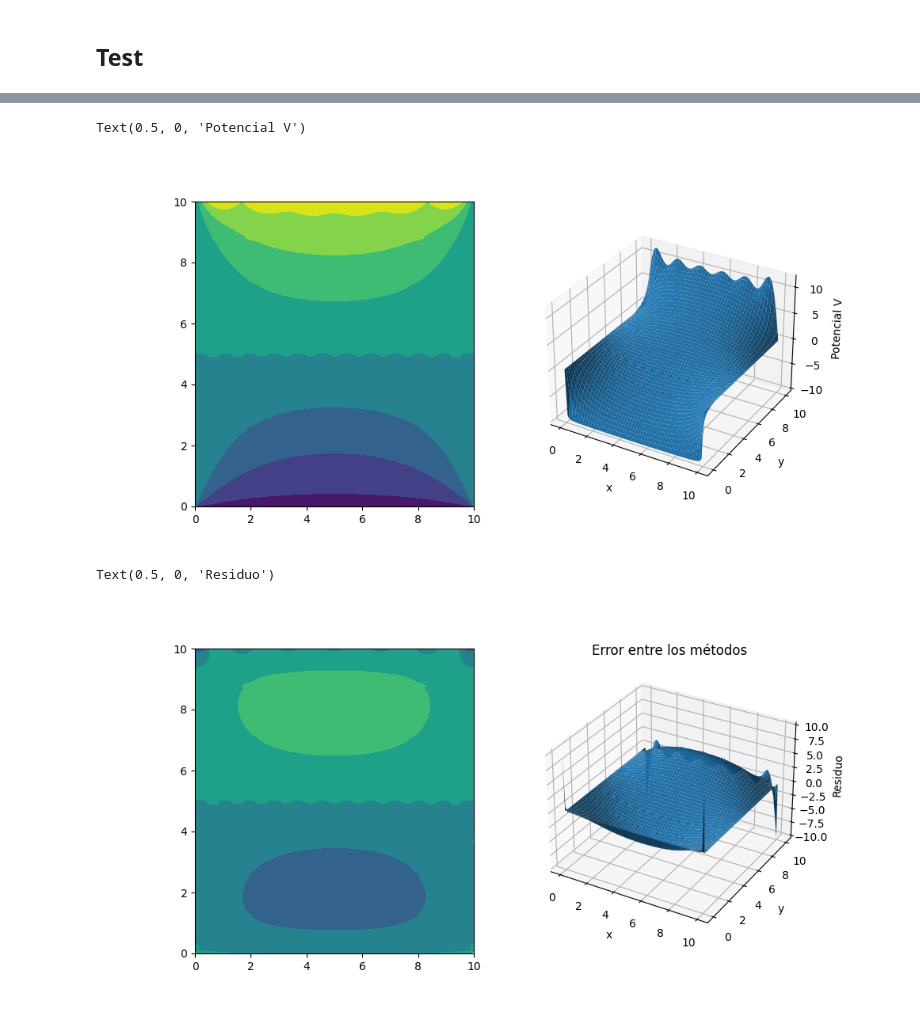
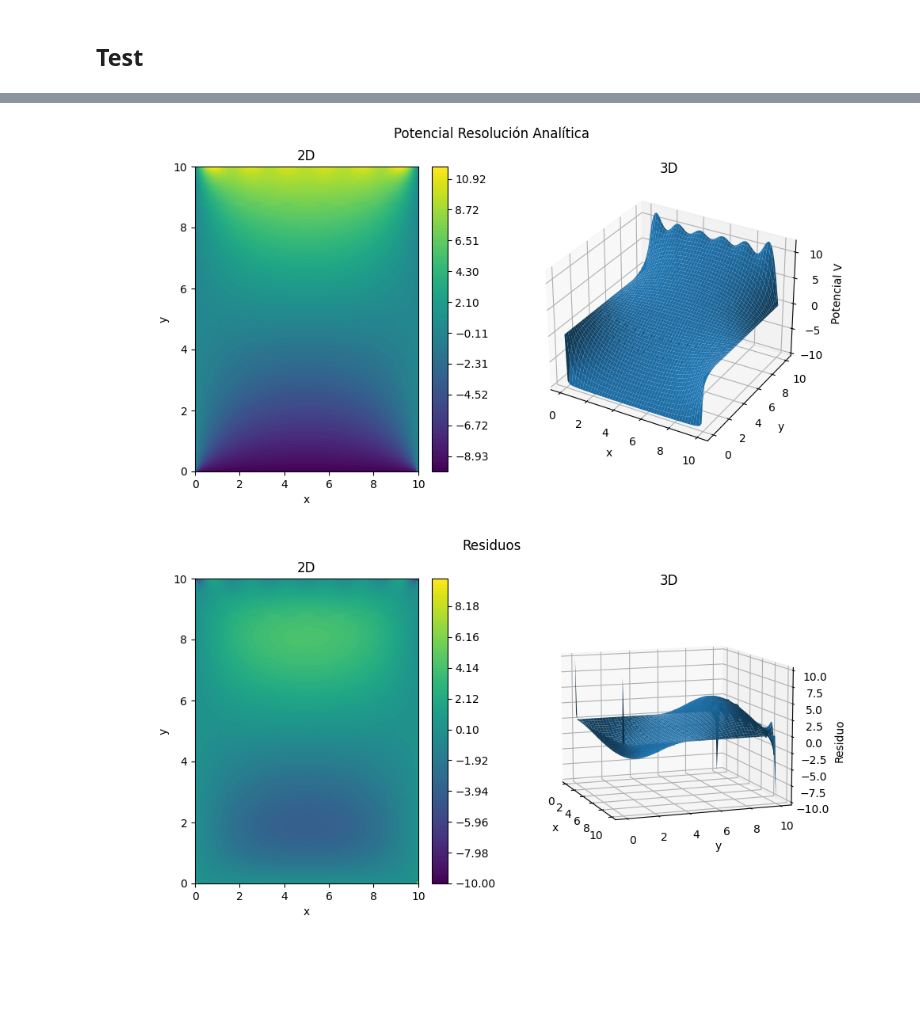
Before and after one commit to DaniCorredor/Laplace---Relajacion, a Jupyter notebook: Tarea 3.ipynb, the cells around one changed output, grey strips where cells are left out. Cells and saved outputs as stored; diff of their text form; code cells hidden in the pictures; blank space fills up the shorter version.

```diff
--- a/Tarea 3.ipynb
+++ b/Tarea 3.ipynb
@@ -111,32 +121,50 @@ Text(0.5, 0, 'Potencial V')
 fig = plt.figure(figsize=(10,5))
 ax = fig.add_subplot(121)
 ax1 = fig.add_subplot(122, projection='3d')
+fig.suptitle("Potencial Resolución Analítica")
 
 X,Y = np.meshgrid(x,y)
 
-c = ax.contourf(X,Y,Va.T)
+levels = np.linspace(Va.min()-1e-5, Va.max()+1e-5, 100)
+c = ax.contourf(X,Y,Va.T,levels = levels)
+cbar = fig.colorbar(c)
+ax.set_xlabel("x")
+ax.set_ylabel("y")
+ax.set_title("2D")
 
 ax1.plot_surface(X,Y,Va.T)
 ax1.set_xlabel("x")
 ax1.set_ylabel("y")
 ax1.set_zlabel("Potencial V")
+ax1.set_title("3D")
+
+plt.savefig("anali.jpg")
 # %% [output]
-Text(0.5, 0, 'Potencial V')
-[figure, old version]
+[figure, new version]
 # %%
 fig = plt.figure(figsize=(10,5))
 ax = fig.add_subplot(121)
 ax1 = fig.add_subplot(122, projection='3d')
+fig.suptitle("Residuos")
 
 X,Y = np.meshgrid(x,y)
 
-c = ax.contourf(X,Y,Va.T-Vc.T)
+Re = Va.T-Vc.T
 
-ax1.plot_surface(X,Y,Va.T-Vc.T)
-ax1.set_title("Error entre los métodos")
+levels = np.linspace(Re.min()-1e-5, Re.max()+1e-5, 100)
+c = ax.contourf(X,Y,Re,levels = levels)
+cbar = fig.colorbar(c)
+ax.set_xlabel("x")
+ax.set_ylabel("y")
+ax.set_title("2D")
+
+ax1.plot_surface(X,Y,Re)
 ax1.set_xlabel("x")
 ax1.set_ylabel("y")
 ax1.set_zlabel("Residuo")
+ax1.set_title("3D")
+ax1.view_init(elev=10, azim=340)
+
+plt.savefig("res.jpg")
 # %% [output]
-Text(0.5, 0, 'Residuo')
-[figure, old version]
+[figure, new version]
```
Also changed, not shown: parts of 3 cells of this notebook, 3 other files.
